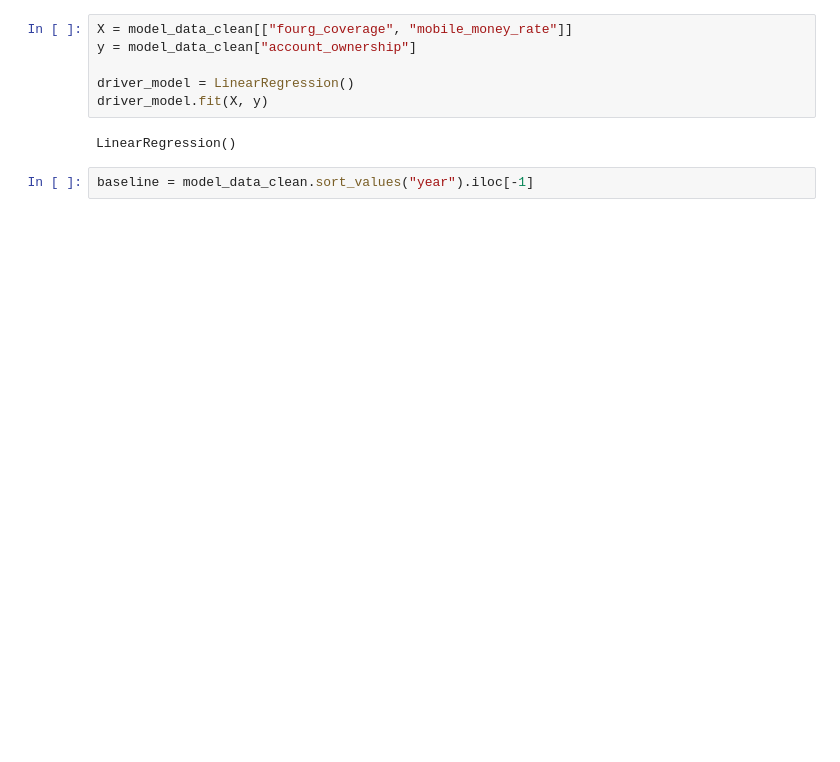
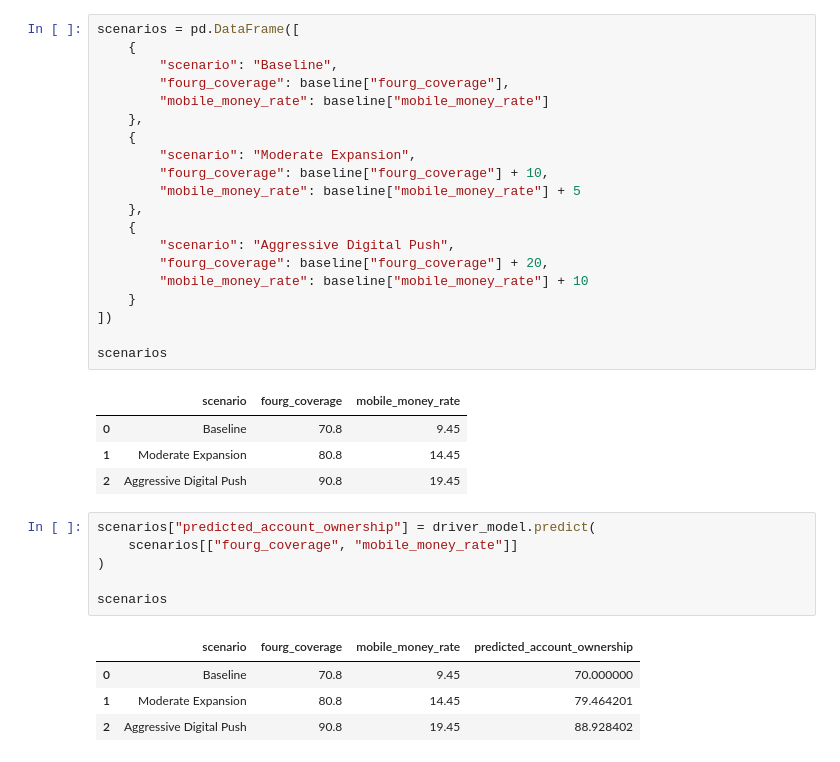
Before and after one commit to Feven777/Forecasting-Financial-Inclusion-in-Ethiopia, a Jupyter notebook: notebooks/04_scenario_analysis.ipynb, the cells around one changed output. Drawn from its saved outputs; the diff is of its cells as text; blank space fills up the shorter version.

```diff
--- a/notebooks/04_scenario_analysis.ipynb
+++ b/notebooks/04_scenario_analysis.ipynb
@@ -7,11 +55,37 @@ model_data_clean = pd.read_csv("../data/processed/driver_model_data.csv")
 # %%
-X = model_data_clean[["fourg_coverage", "mobile_money_rate"]]
-y = model_data_clean["account_ownership"]
+scenarios = pd.DataFrame([
+    {
+        "scenario": "Baseline",
+        "fourg_coverage": baseline["fourg_coverage"],
+        "mobile_money_rate": baseline["mobile_money_rate"]
+    },
+    {
+        "scenario": "Moderate Expansion",
+        "fourg_coverage": baseline["fourg_coverage"] + 10,
+        "mobile_money_rate": baseline["mobile_money_rate"] + 5
+    },
+    {
+        "scenario": "Aggressive Digital Push",
+        "fourg_coverage": baseline["fourg_coverage"] + 20,
+        "mobile_money_rate": baseline["mobile_money_rate"] + 10
+    }
+])
 
-driver_model = LinearRegression()
-driver_model.fit(X, y)
+scenarios
 # %% [output]
-LinearRegression()
+|  | scenario | fourg_coverage | mobile_money_rate |
+| 0 | Baseline | 70.8 | 9.45 |
+| 1 | Moderate Expansion | 80.8 | 14.45 |
+| 2 | Aggressive Digital Push | 90.8 | 19.45 |
 # %%
-baseline = model_data_clean.sort_values("year").iloc[-1]
+scenarios["predicted_account_ownership"] = driver_model.predict(
+    scenarios[["fourg_coverage", "mobile_money_rate"]]
+)
+
+scenarios
+# %% [output]
+|  | scenario | fourg_coverage | mobile_money_rate | predicted_account_ownership |
+| 0 | Baseline | 70.8 | 9.45 | 70.000000 |
+| 1 | Moderate Expansion | 80.8 | 14.45 | 79.464201 |
+| 2 | Aggressive Digital Push | 90.8 | 19.45 | 88.928402 |
 # %%
```
Also changed, not shown: parts of 6 cells of this notebook.
